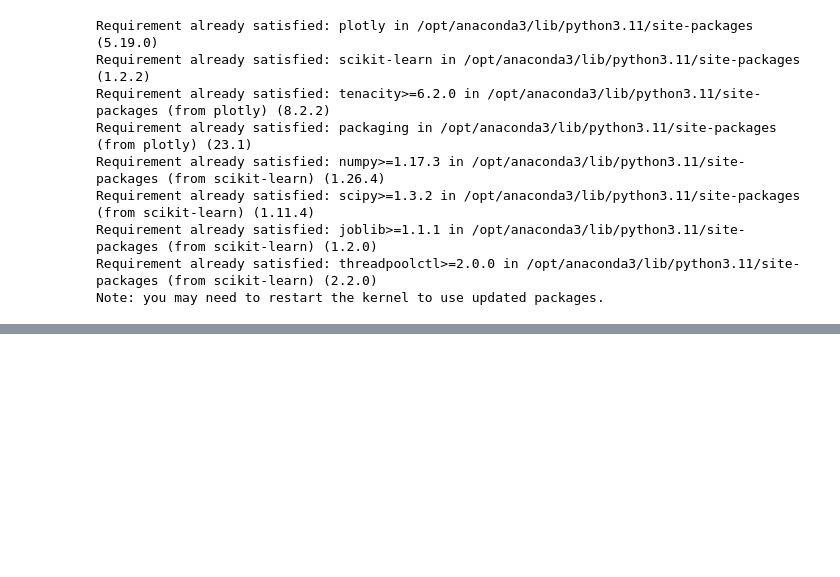
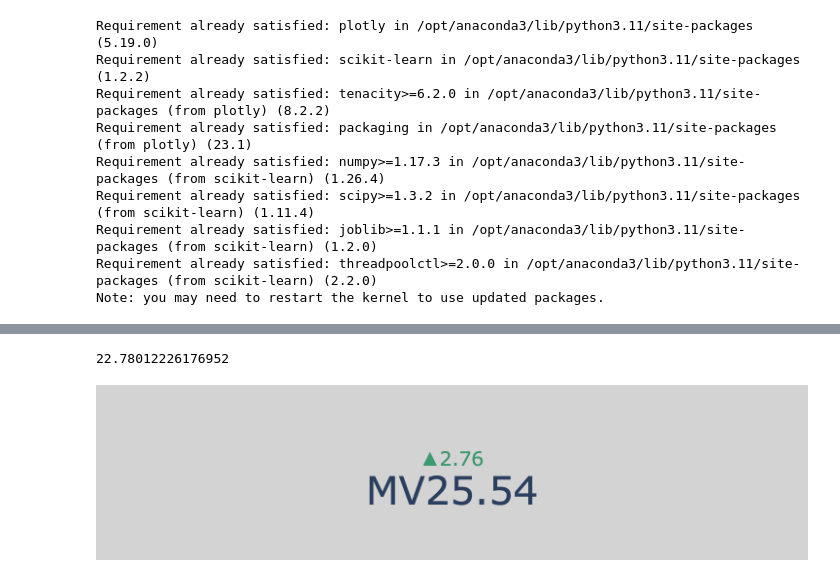
Before and after one commit to bay1900/solar-interactive-dashboard, a Jupyter notebook: analysis.ipynb, the cells around one changed output, grey strips where cells are left out. Drawn from its saved outputs; the diff is of its cells as text; code cells hidden in the pictures; blank space fills up the shorter version.

```diff
--- a/analysis.ipynb
+++ b/analysis.ipynb
@@ -116,0 +118,20 @@ Linear Regression Equation: Y = 1.3819980507891794 * X + -2771.6199364339514
+# %%
+import plotly.graph_objects as go
+
+df_2023 = df['Predicted Solar Capacity (MW)'].values[-1]
+df_2023
+# %% [output]
+22.78012226176952
+# %%
+fig = go.Figure(go.Indicator(
+    mode = "number+delta",
+    value = predicted_capacity[0],
+    number = {'prefix': "MV"},
+    delta = {'position': "top", 'reference': df_2023},
+    domain = {'x': [0, 1], 'y': [0, 1]}))
+
+fig.update_layout(paper_bgcolor = "lightgray")
+
+fig.show()
+# %% [output]
+[figure, added]
```
Also changed, not shown: parts of 4 cells of this notebook, 5 other files.
